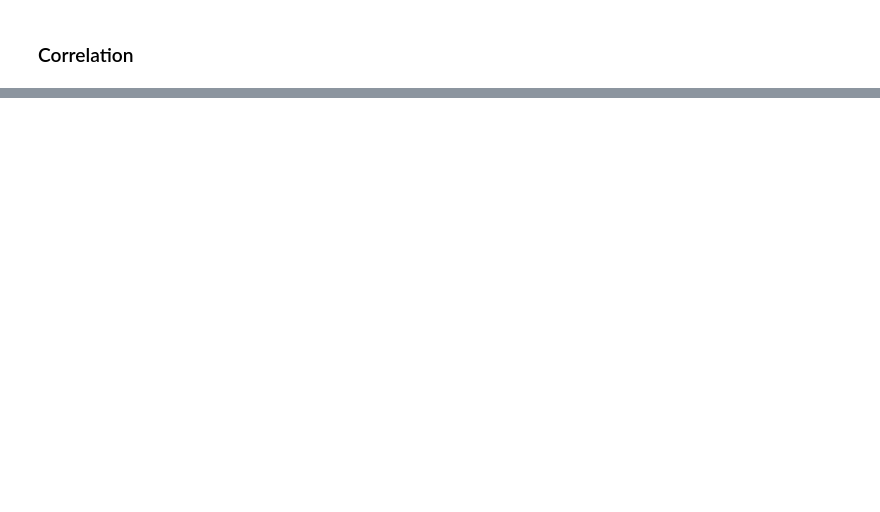
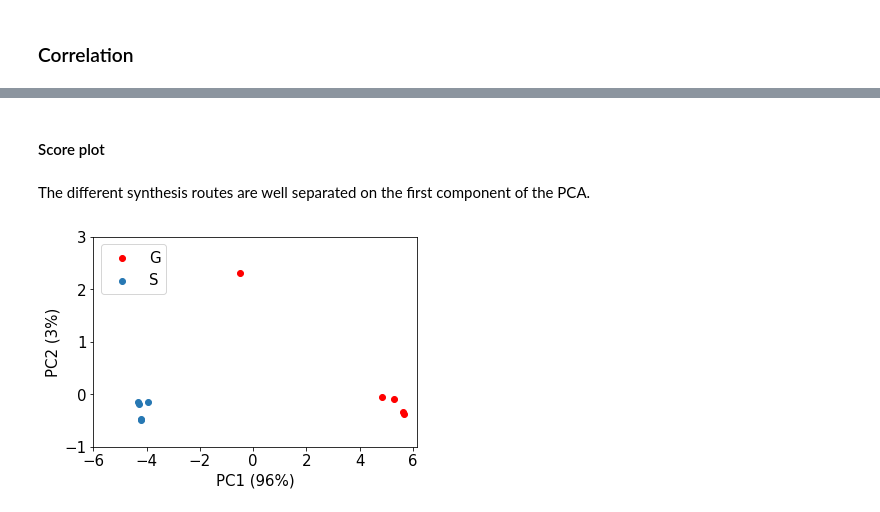
Before and after one commit to mirjamdebruin/impurity_profiling, a Jupyter notebook: impurity_profiling.ipynb, the cells around one changed output, grey strips where cells are left out. Cells and saved outputs as stored; diff of their text form; code cells hidden in the pictures; blank space fills up the shorter version.

```diff
--- a/impurity_profiling.ipynb
+++ b/impurity_profiling.ipynb
@@ -249,0 +106,28 @@ array([2.11577486])
+# %% [markdown]
+#### Score plot
+# %% [markdown]
+The different synthesis routes are well separated on the first component of the PCA.
+# %%
+pca = PCA()
+pca_data = pd.DataFrame(
+    pca.fit_transform(selected_wide),
+    index=selected_wide.index
+)
+
+pca_data_g = pca_data.loc[pca_data.index.get_level_values('Synthesis') == 'G']
+pca_data_s = pca_data.loc[pca_data.index.get_level_values('Synthesis') == 'S']
+
+palette = dict(G="#ff0000", S="#2778b3")
+
+plt.scatter(pca_data_g[0], pca_data_g[1], c=palette['G'], label='G')
+plt.scatter(pca_data_s[0], pca_data_s[1], c=palette['S'], label='S')
+plt.xlabel(f'PC1 ({round(pca.explained_variance_ratio_[0],2):.0%})', **markup)
+plt.ylabel(f'PC2 ({round(pca.explained_variance_ratio_[1],2):.0%})', **markup)
+plt.legend(fontsize=15, loc='upper left')
+plt.xticks(np.arange(-6, 7, step=2), **markup)
+plt.yticks(np.arange(-1, 4, step=1), **markup)
+plt.gcf().subplots_adjust(bottom=0.15, left = 0.15)
+
+plt.savefig('fig/5a.pdf') # Save image.
+# %% [output]
+[figure, added]
```
Also changed, not shown: parts of 46 cells of this notebook, 11 other files.
